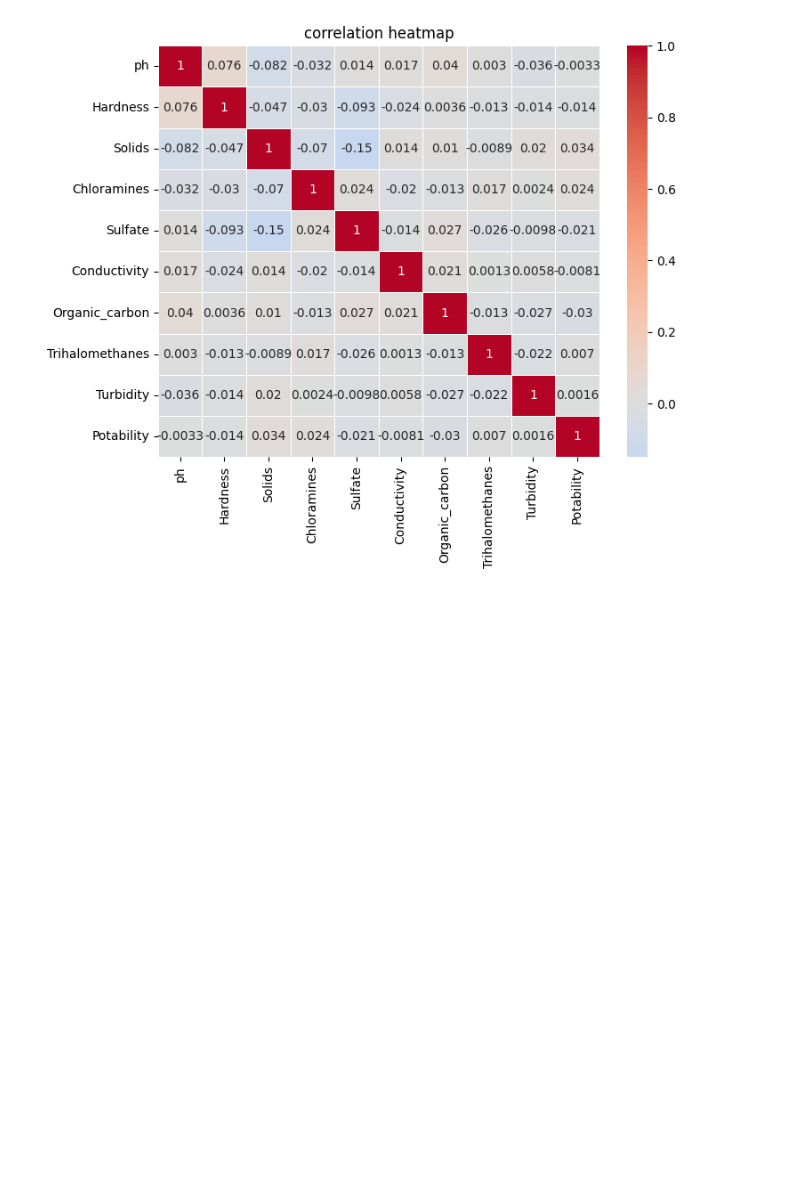
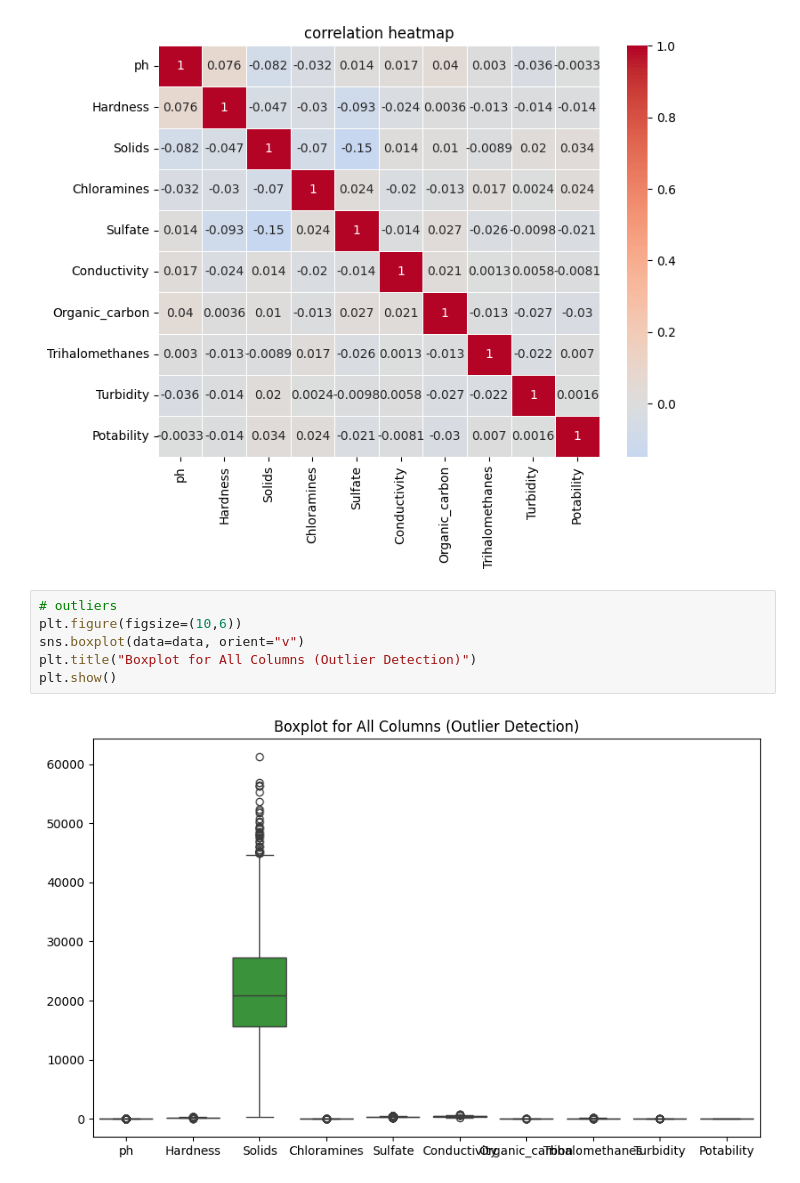
Before and after one commit to kamijoseph/Water-Quality, a Jupyter notebook: notebook/main.ipynb, the cells around one changed output. Cells and saved outputs as stored; diff of their text form; blank space fills up the shorter version.

Commit message:
plots

```diff
--- a/notebook/main.ipynb
+++ b/notebook/main.ipynb
@@ -193,3 +193,11 @@ plt.title("correlation heatmap")
 plt.show()
 # %% [output]
 [figure]
+# %%
+# outliers
+plt.figure(figsize=(10,6))
+sns.boxplot(data=data, orient="v")
+plt.title("Boxplot for All Columns (Outlier Detection)")
+plt.show()
+# %% [output]
+[figure, added]
```
Also changed, not shown: parts of 2 cells of this notebook, 10 other files.
